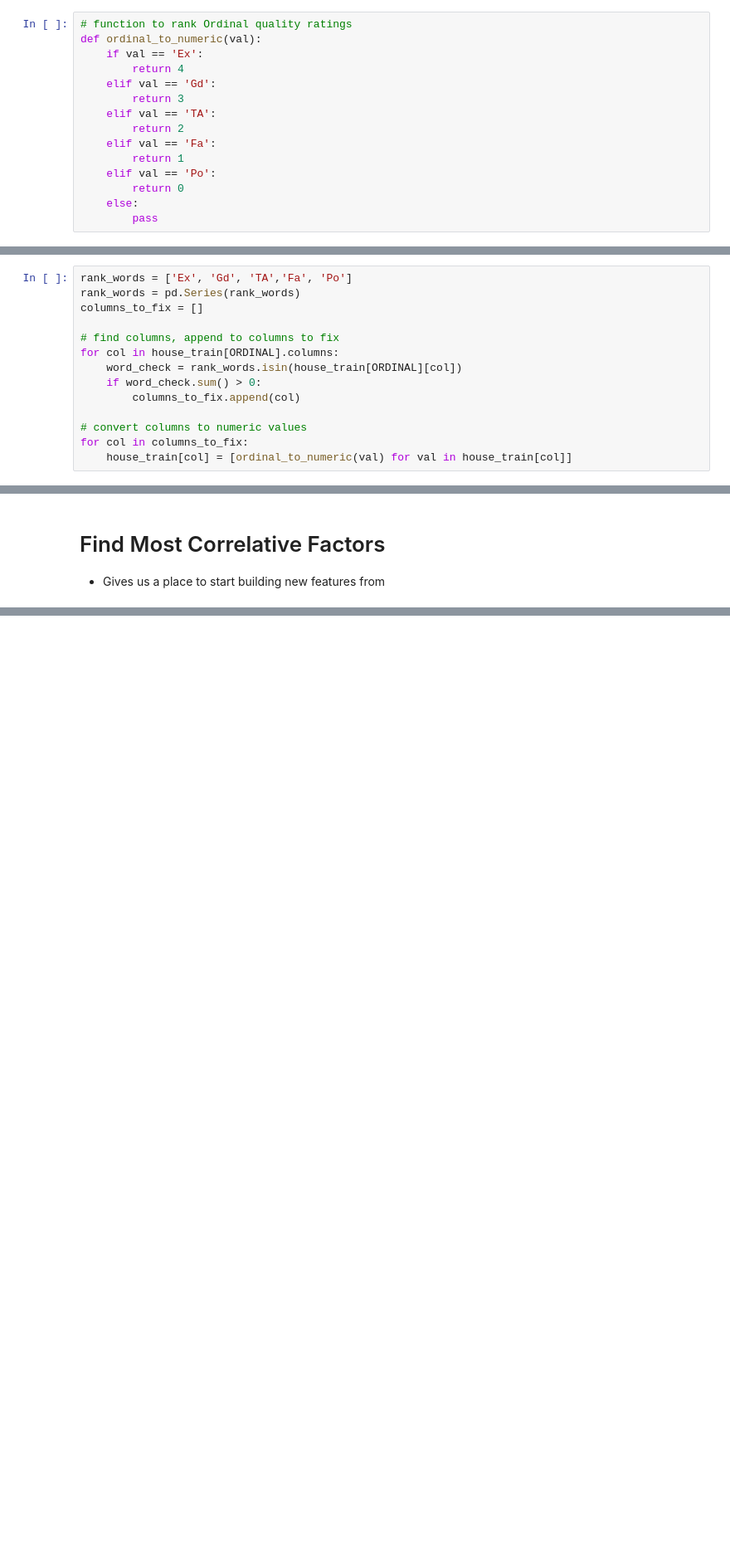
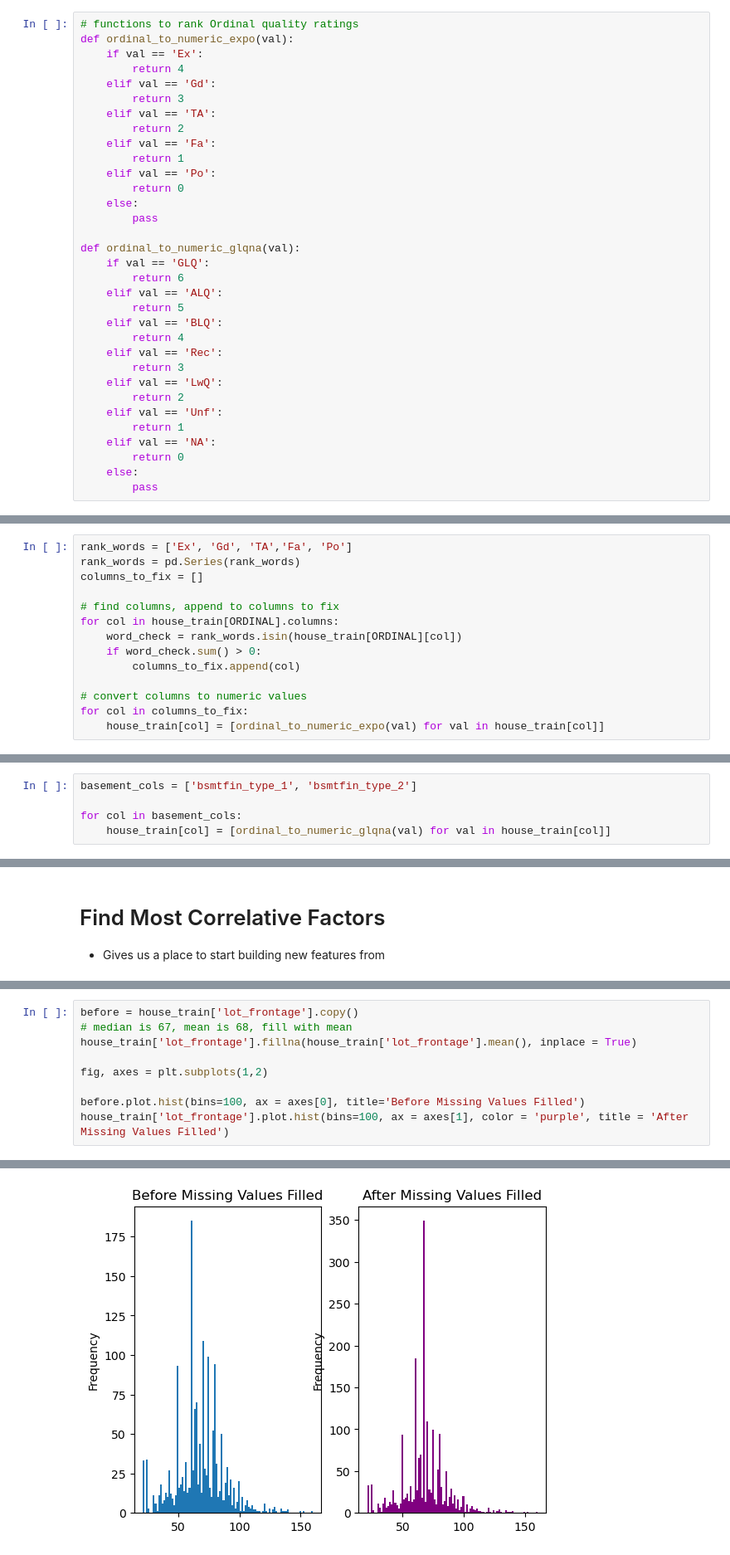
Before and after one commit to AlexSpradling/Home-Price-Prediction-in-Ames-IA, a Jupyter notebook: code/data_correlation.ipynb, the cells around one changed output, grey strips where cells are left out. Shown at 83% size. Saved outputs shown, nothing was run; the diff lists cells and outputs as text; blank space fills up the shorter version.

```diff
--- a/code/data_correlation.ipynb
+++ b/code/data_correlation.ipynb
@@ -90,8 +94,8 @@ The following columns use this system:
 - garage_qual
 - garage_cond
 # %%
-# function to rank Ordinal quality ratings
-def ordinal_to_numeric(val):
+# functions to rank Ordinal quality ratings
+def ordinal_to_numeric_expo(val):
     if val == 'Ex':
         return 4
     elif val == 'Gd':
@@ -104,6 +108,24 @@ def ordinal_to_numeric(val):
         return 0
     else:
         pass
+
+def ordinal_to_numeric_glqna(val):
+    if val == 'GLQ':
+        return 6
+    elif val == 'ALQ':
+        return 5
+    elif val == 'BLQ':
+        return 4
+    elif val == 'Rec':
+        return 3
+    elif val == 'LwQ':
+        return 2
+    elif val == 'Unf':
+        return 1
+    elif val == 'NA':
+        return 0
+    else:
+        pass
 # %% [markdown]
 Find the columns that use the 'Ex - Po' rating schema
 # %%
@@ -119,4 +141,4 @@ for col in house_train[ORDINAL].columns:
 
 # convert columns to numeric values
 for col in columns_to_fix:
-    house_train[col] = [ordinal_to_numeric(val) for val in house_train[col]]
+    house_train[col] = [ordinal_to_numeric_expo(val) for val in house_train[col]]
@@ -123,3 +147,8 @@ for col in columns_to_fix:
+# %%
+basement_cols = ['bsmtfin_type_1', 'bsmtfin_type_2']
+
+for col in basement_cols:
+    house_train[col] = [ordinal_to_numeric_glqna(val) for val in house_train[col]]
 # %% [markdown]
 Ordinal Correlations
 # %%
@@ -195,0 +254,10 @@ correlative_factors
+# %%
+before = house_train['lot_frontage'].copy()
+# median is 67, mean is 68, fill with mean
+house_train['lot_frontage'].fillna(house_train['lot_frontage'].mean(), inplace = True)
+
+fig, axes = plt.subplots(1,2)
+
+before.plot.hist(bins=100, ax = axes[0], title='Before Missing Values Filled')
+house_train['lot_frontage'].plot.hist(bins=100, ax = axes[1], color = 'purple', title = 'After Missing Values Filled')
+# %% [output]
@@ -195,0 +265 @@ correlative_factors
+[figure, added]
```
Also changed, not shown: parts of 50 cells of this notebook.
